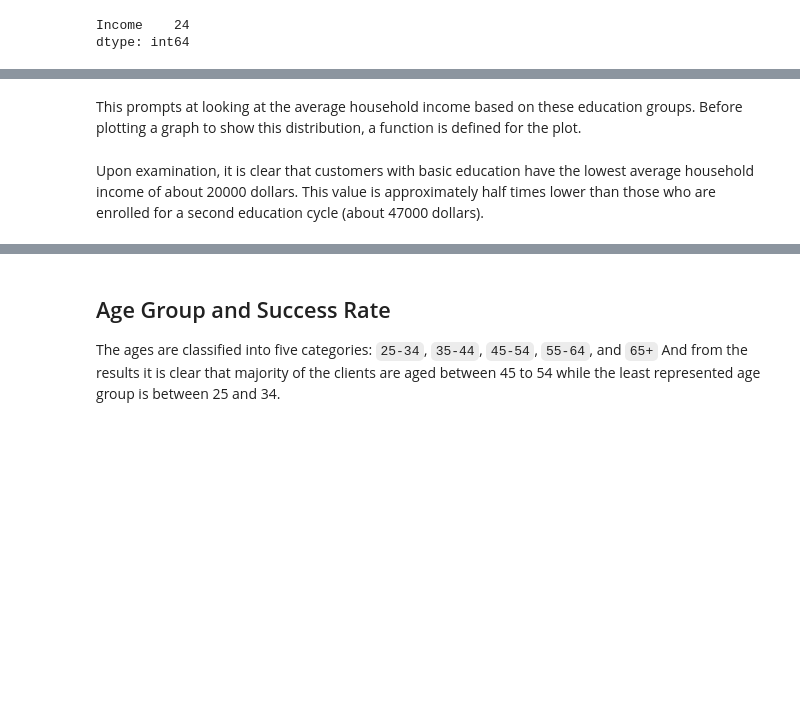
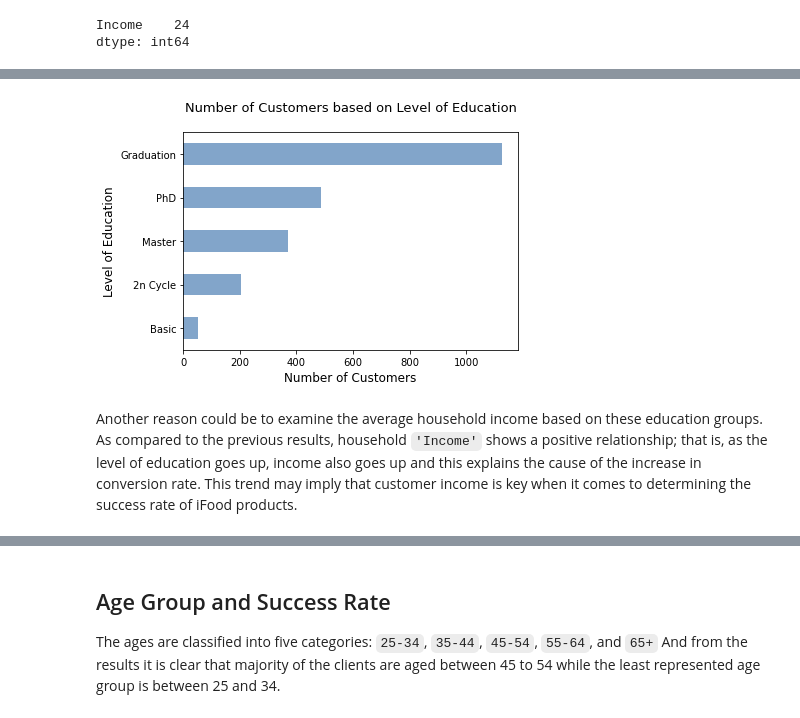
Before and after one commit to Demiga-g/iFood-Marketing-Analysis, a Jupyter notebook: iFood Marketing Analysis.ipynb, the cells around one changed output, grey strips where cells are left out. Drawn from its saved outputs; the diff is of its cells as text; code cells hidden in the pictures; blank space fills up the shorter version.

```diff
--- a/iFood Marketing Analysis.ipynb
+++ b/iFood Marketing Analysis.ipynb
@@ -156,12 +173,15 @@ One of the reason that could be the first suspect to cause these values of conve
 # %%
-(marketing['Education'].value_counts(ascending=True)
-                       .plot(kind='barh',
-                             color='#2f6aa8',
-                             alpha=0.6))
+(ifood['Education']
+ .value_counts(ascending=True)
+ .plot(kind='barh',
+       color='#2f6aa8',
+       alpha=0.6))
 
 plt.ylabel('Level of Education', size=12)
 plt.xlabel('Number of Customers', size=12)
 plt.title('Number of Customers based on Level of Education\n',
           size=13);
+# %% [output]
+[figure, added]
 # %% [markdown]
-This prompts at looking at the average household income based on these education groups. Before plotting a graph to show this distribution, a function is defined for the plot.
+Another reason could be to examine the average household income based on these education groups. As compared to the previous results, household `'Income'` shows a positive relationship; that is, as the level of education goes up, income also goes up and this explains the cause of the increase in conversion rate. This trend may imply that customer income is key when it comes to determining the success rate of iFood products.
@@ -206,2 +187,0 @@ def twin_plot(df, col1, col2, xlabel):
-# %% [markdown]
-Upon examination, it is clear that customers with basic education have the lowest average household income of about 20000 dollars. This value is approximately half times lower than those who are enrolled for a second education cycle (about 47000 dollars).
```
Also changed, not shown: parts of 68 cells of this notebook.
